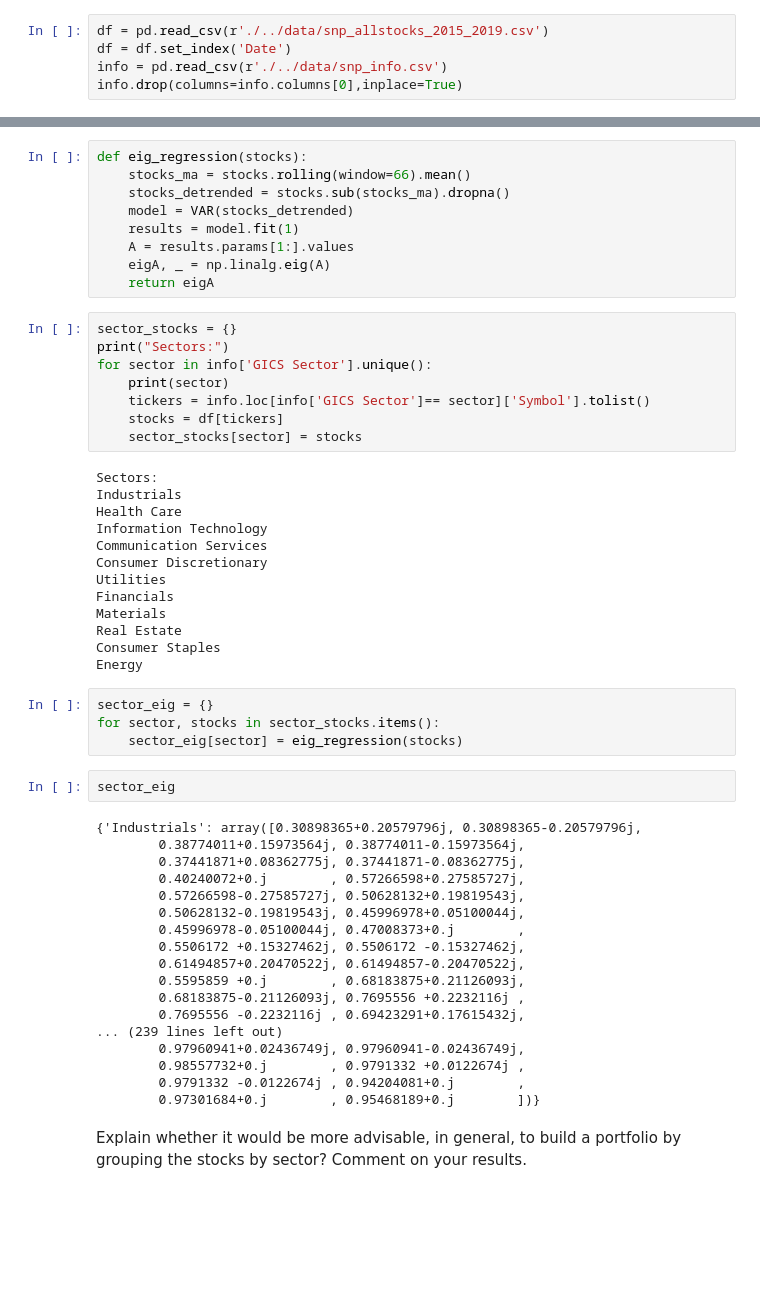
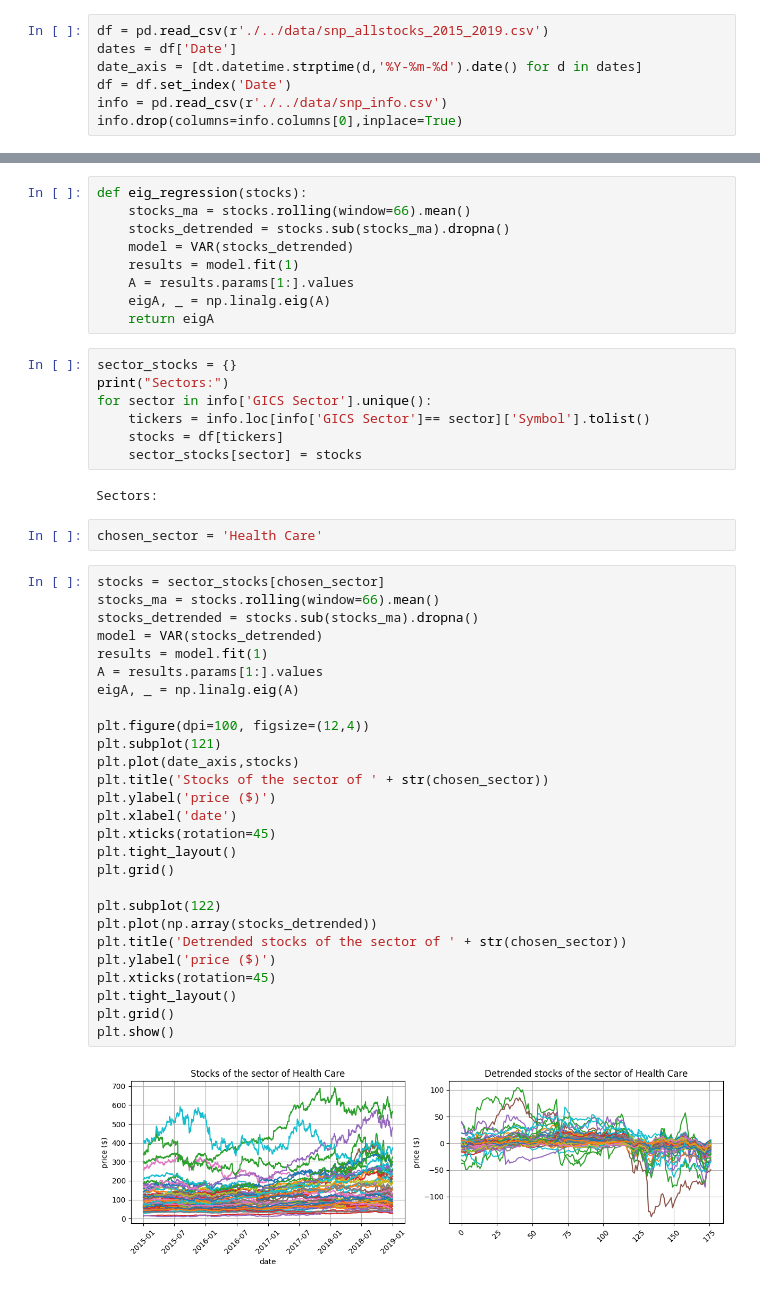
Before and after one commit to mahudu97/FSP, a Jupyter notebook: src/CW.ipynb, the cells around one changed output, grey strips where cells are left out. Cells and saved outputs as stored; diff of their text form; blank space fills up the shorter version.

```diff
--- a/src/CW.ipynb
+++ b/src/CW.ipynb
@@ -361,5 +419,7 @@ from statsmodels.tsa.api import VAR
 # %%
 df = pd.read_csv(r'./../data/snp_allstocks_2015_2019.csv')
+dates = df['Date']
+date_axis = [dt.datetime.strptime(d,'%Y-%m-%d').date() for d in dates]
 df = df.set_index('Date')
 info = pd.read_csv(r'./../data/snp_info.csv')
 info.drop(columns=info.columns[0],inplace=True)
@@ -397,47 +456,39 @@ def eig_regression(stocks):
 sector_stocks = {}
 print("Sectors:")
 for sector in info['GICS Sector'].unique():
-    print(sector)
     tickers = info.loc[info['GICS Sector']== sector]['Symbol'].tolist()
     stocks = df[tickers]
     sector_stocks[sector] = stocks
 # %% [output]
 Sectors:
-Industrials
-Health Care
-Information Technology
-Communication Services
-Consumer Discretionary
-Utilities
-Financials
-Materials
-Real Estate
-Consumer Staples
-Energy
-# %%
-sector_eig = {}
-for sector, stocks in sector_stocks.items():
-    sector_eig[sector] = eig_regression(stocks)
-# %%
-sector_eig
-# %% [output]
-{'Industrials': array([0.30898365+0.20579796j, 0.30898365-0.20579796j,
-        0.38774011+0.15973564j, 0.38774011-0.15973564j,
-        0.37441871+0.08362775j, 0.37441871-0.08362775j,
-        0.40240072+0.j        , 0.57266598+0.27585727j,
-        0.57266598-0.27585727j, 0.50628132+0.19819543j,
-        0.50628132-0.19819543j, 0.45996978+0.05100044j,
-        0.45996978-0.05100044j, 0.47008373+0.j        ,
-        0.5506172 +0.15327462j, 0.5506172 -0.15327462j,
-        0.61494857+0.20470522j, 0.61494857-0.20470522j,
-        0.5595859 +0.j        , 0.68183875+0.21126093j,
-        0.68183875-0.21126093j, 0.7695556 +0.2232116j ,
-        0.7695556 -0.2232116j , 0.69423291+0.17615432j,
-... (239 lines left out)
-        0.97960941+0.02436749j, 0.97960941-0.02436749j,
-        0.98557732+0.j        , 0.9791332 +0.0122674j ,
-        0.9791332 -0.0122674j , 0.94204081+0.j        ,
-        0.97301684+0.j        , 0.95468189+0.j        ])}
-# %% [markdown]
-Explain whether it would be more advisable, in general, to build a portfolio by grouping the stocks by
-sector? Comment on your results.
+# %%
+chosen_sector = 'Health Care'
+# %%
+stocks = sector_stocks[chosen_sector]
+stocks_ma = stocks.rolling(window=66).mean()
+stocks_detrended = stocks.sub(stocks_ma).dropna()
+model = VAR(stocks_detrended)
+results = model.fit(1)
+A = results.params[1:].values
+eigA, _ = np.linalg.eig(A)
+
+plt.figure(dpi=100, figsize=(12,4))
+plt.subplot(121)
+plt.plot(date_axis,stocks)
+plt.title('Stocks of the sector of ' + str(chosen_sector))
+plt.ylabel('price ($)')
+plt.xlabel('date')
+plt.xticks(rotation=45)
+plt.tight_layout()
+plt.grid()
+
+plt.subplot(122)
+plt.plot(np.array(stocks_detrended))
+plt.title('Detrended stocks of the sector of ' + str(chosen_sector))
+plt.ylabel('price ($)')
+plt.xticks(rotation=45)
+plt.tight_layout()
+plt.grid()
+plt.show()
+# %% [output]
+[figure, added]
```
Also changed, not shown: parts of 9 cells of this notebook, 9 other files.
